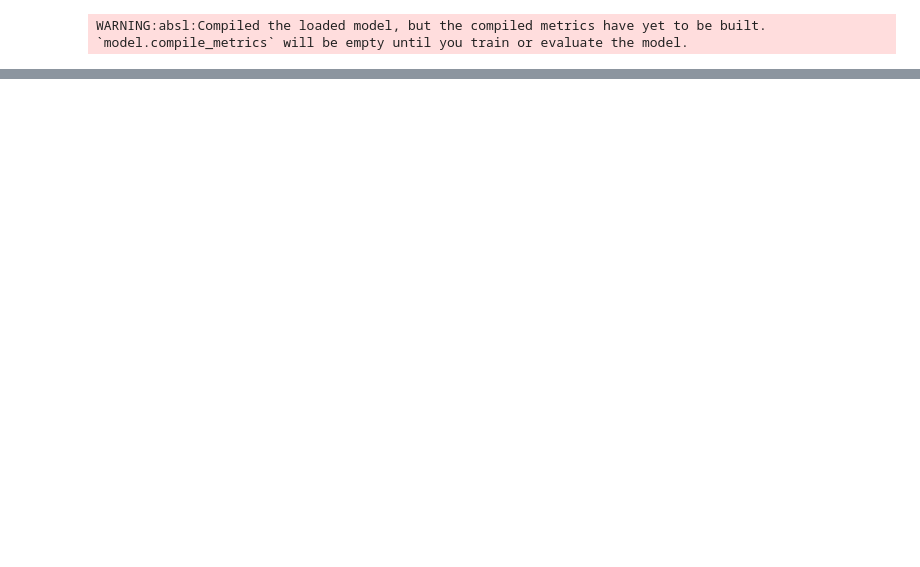
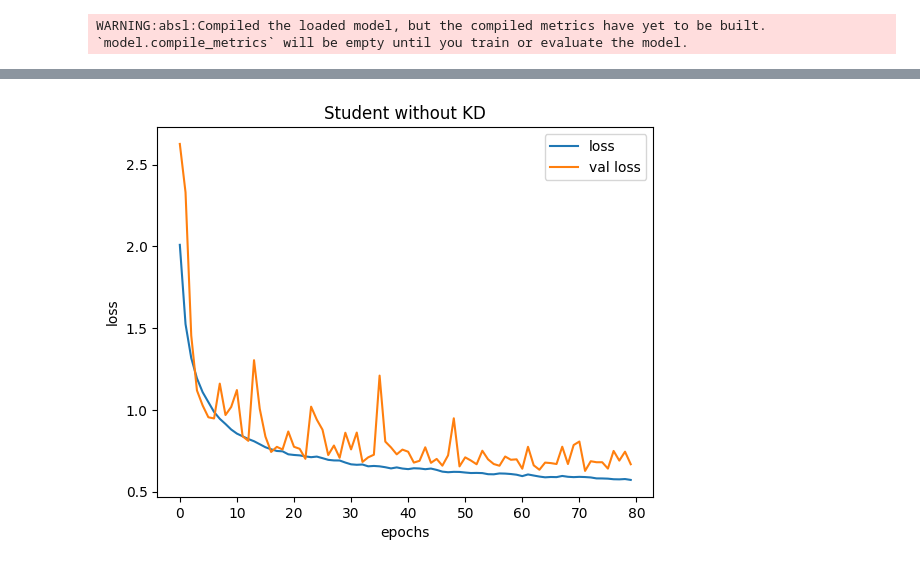
Before and after one commit to MDJORDJE98/RI---Knowledge-distillation, a Jupyter notebook: train_student.ipynb, the cells around one changed output, grey strips where cells are left out. Cells and saved outputs as stored; diff of their text form; code cells hidden in the pictures; blank space fills up the shorter version.

```diff
--- a/train_student.ipynb
+++ b/train_student.ipynb
@@ -195,0 +214,2 @@ Text(0, 0.5, 'acc')
+# %%
+self_taught_student = build_student_model(input_shape)
@@ -195,0 +238,4 @@ Text(0, 0.5, 'acc')
+# %%
+self_taught_student.compile(optimizer = Adam(learning_rate=lr_schedule), loss = SparseCategoricalCrossentropy(from_logits = True),metrics = ['accuracy'])
+# %%
+sts_history = self_taught_student.fit(x_train,y_train,epochs=80,batch_size=batch_size,validation_data=(x_val,y_val))
@@ -195,0 +265,11 @@ Text(0, 0.5, 'acc')
+# %%
+epochs = sts_history.epoch
+plt.title('Student without KD')
+plt.plot(epochs, sts_history.history['loss'])
+plt.plot(epochs, sts_history.history['val_loss'])
+plt.xlabel('epochs')
+plt.ylabel('loss')
+plt.legend(['loss','val loss'])
+plt.show()
+# %% [output]
+[figure, added]
```
Also changed, not shown: parts of 13 cells of this notebook, 3 other files.
